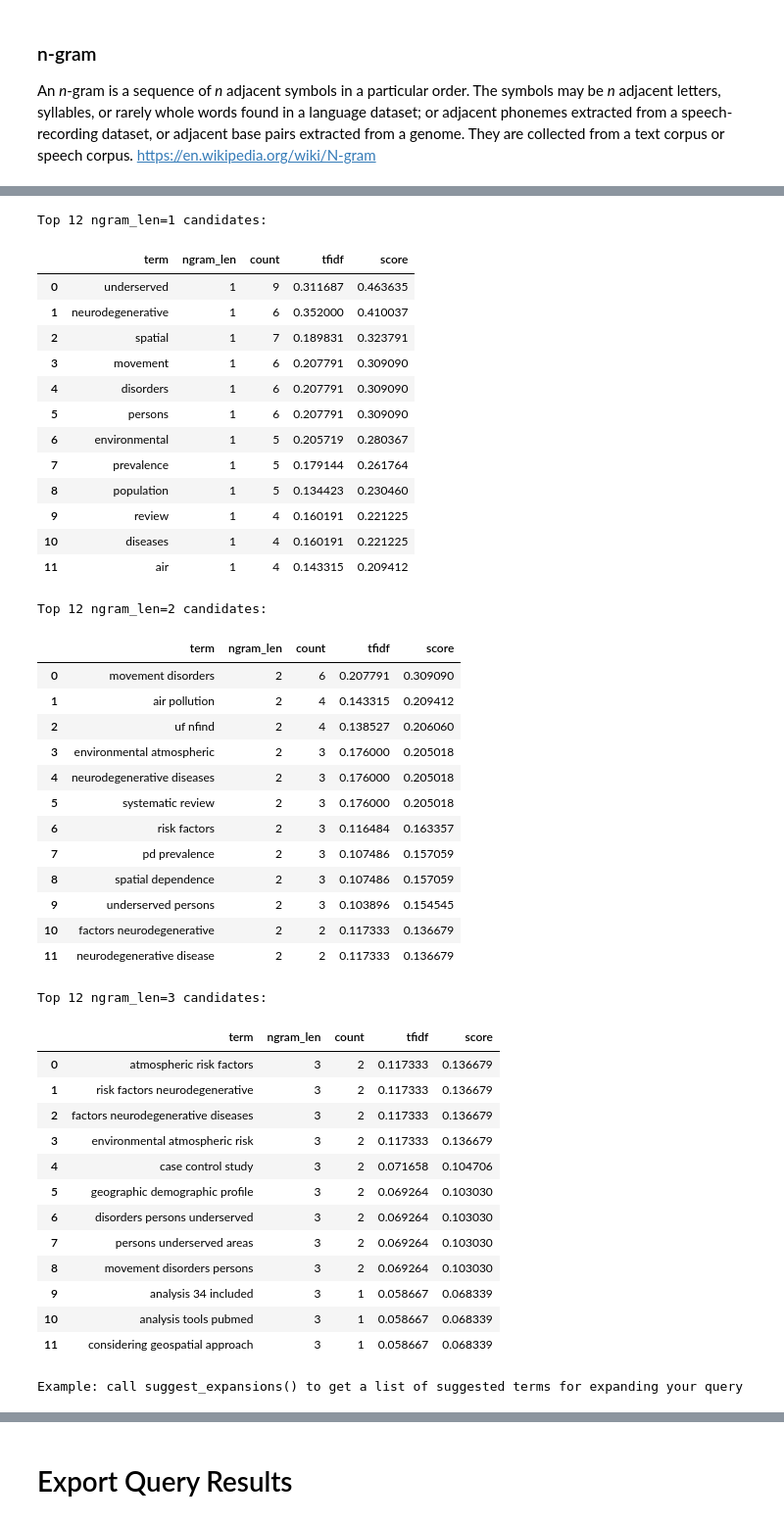
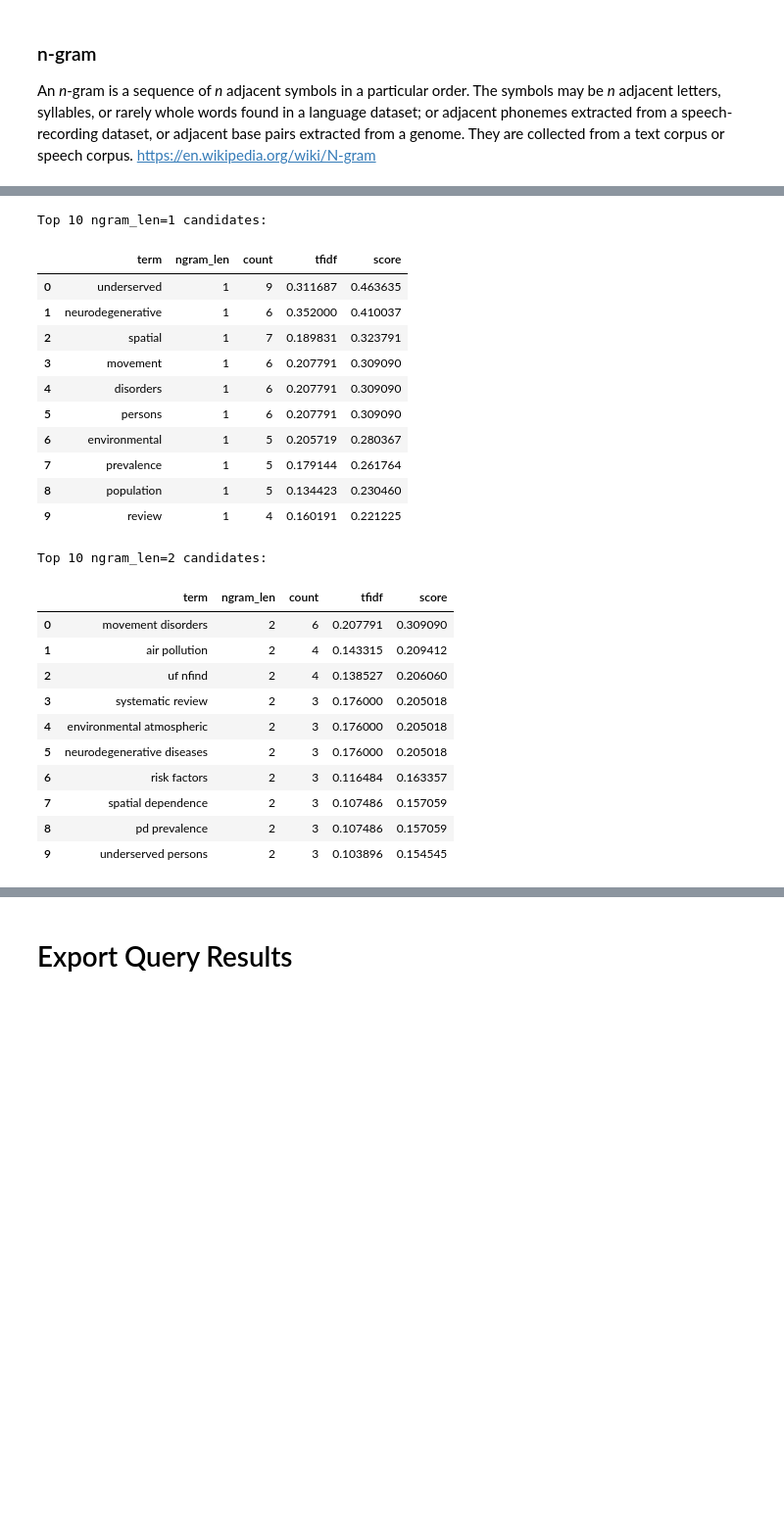
Before and after one commit to its-reg/sysrev, a Jupyter notebook: pubmed.ipynb, the cells around one changed output, grey strips where cells are left out. Shown at 98% size. Saved outputs shown, nothing was run; the diff lists cells and outputs as text; code cells hidden in the pictures; blank space fills up the shorter version.

```diff
--- a/pubmed.ipynb
+++ b/pubmed.ipynb
@@ -102,7 +88,7 @@ print(df_results.columns.tolist())
 preview_cols = [c for c in ["title", "abstract", "publication_date", "keywords"] if c in df_results.columns]
 
 # Make output readable in the notebook
-pd.set_option('display.max_colwidth', 200)
+#pd.set_option('display.max_colwidth', 200)
 n = 10
 print(f"Showing first {min(n, len(df_results))} of {len(df_results)} results (variable: df_results)")
 display(df_results[preview_cols].head(n))
@@ -264,8 +224,8 @@ print('\nTop candidates (combined score):')
 display(results_unified[display_cols].reset_index(drop=True))
 
 # Also show top single-word and multi-word candidates separately
-for n in (1,2,3):
-    section = cand[cand['ngram_len']==n].sort_values('score', ascending=False).head(12)
+for n in (1,2):
+    section = cand[cand['ngram_len']==n].sort_values('score', ascending=False).head(10)
     if not section.empty:
         print(f"\nTop {len(section)} ngram_len={n} candidates:")
         display(section[display_cols].reset_index(drop=True))
@@ -274,8 +234,6 @@ for n in (1,2,3):
 def suggest_expansions(n=20, min_count=1):
     s = cand[cand['count'] >= min_count].sort_values('score', ascending=False)
     return list(s['term'].head(n))
-
-print('\nExample: call suggest_expansions() to get a list of suggested terms for expanding your query')
 # %% [output]
 Found 1039 candidate terms; showing top 20 overall
 
@@ -299,45 +257,26 @@ Top candidates (combined score):
 | 19 | environmental atmospheric | 2 | 3 | 0.176000 | 0.205018 |
-Top 12 ngram_len=1 candidates:
+Top 10 ngram_len=1 candidates:
 |  | term | ngram_len | count | tfidf | score |
 | 0 | underserved | 1 | 9 | 0.311687 | 0.463635 |
 | 1 | neurodegenerative | 1 | 6 | 0.352000 | 0.410037 |
 | 2 | spatial | 1 | 7 | 0.189831 | 0.323791 |
 | 3 | movement | 1 | 6 | 0.207791 | 0.309090 |
 | 4 | disorders | 1 | 6 | 0.207791 | 0.309090 |
 | 5 | persons | 1 | 6 | 0.207791 | 0.309090 |
 | 6 | environmental | 1 | 5 | 0.205719 | 0.280367 |
 | 7 | prevalence | 1 | 5 | 0.179144 | 0.261764 |
 | 8 | population | 1 | 5 | 0.134423 | 0.230460 |
 | 9 | review | 1 | 4 | 0.160191 | 0.221225 |
-| 10 | diseases | 1 | 4 | 0.160191 | 0.221225 |
-| 11 | air | 1 | 4 | 0.143315 | 0.209412 |
-Top 12 ngram_len=2 candidates:
+Top 10 ngram_len=2 candidates:
 |  | term | ngram_len | count | tfidf | score |
 | 0 | movement disorders | 2 | 6 | 0.207791 | 0.309090 |
 | 1 | air pollution | 2 | 4 | 0.143315 | 0.209412 |
 | 2 | uf nfind | 2 | 4 | 0.138527 | 0.206060 |
-| 3 | environmental atmospheric | 2 | 3 | 0.176000 | 0.205018 |
-| 4 | neurodegenerative diseases | 2 | 3 | 0.176000 | 0.205018 |
-| 5 | systematic review | 2 | 3 | 0.176000 | 0.205018 |
+| 3 | systematic review | 2 | 3 | 0.176000 | 0.205018 |
+| 4 | environmental atmospheric | 2 | 3 | 0.176000 | 0.205018 |
+| 5 | neurodegenerative diseases | 2 | 3 | 0.176000 | 0.205018 |
 | 6 | risk factors | 2 | 3 | 0.116484 | 0.163357 |
-| 7 | pd prevalence | 2 | 3 | 0.107486 | 0.157059 |
-| 8 | spatial dependence | 2 | 3 | 0.107486 | 0.157059 |
+| 7 | spatial dependence | 2 | 3 | 0.107486 | 0.157059 |
+| 8 | pd prevalence | 2 | 3 | 0.107486 | 0.157059 |
 | 9 | underserved persons | 2 | 3 | 0.103896 | 0.154545 |
-| 10 | factors neurodegenerative | 2 | 2 | 0.117333 | 0.136679 |
-| 11 | neurodegenerative disease | 2 | 2 | 0.117333 | 0.136679 |
-Top 12 ngram_len=3 candidates:
-|  | term | ngram_len | count | tfidf | score |
-| 0 | atmospheric risk factors | 3 | 2 | 0.117333 | 0.136679 |
-| 1 | risk factors neurodegenerative | 3 | 2 | 0.117333 | 0.136679 |
-| 2 | factors neurodegenerative diseases | 3 | 2 | 0.117333 | 0.136679 |
-| 3 | environmental atmospheric risk | 3 | 2 | 0.117333 | 0.136679 |
-| 4 | case control study | 3 | 2 | 0.071658 | 0.104706 |
-| 5 | geographic demographic profile | 3 | 2 | 0.069264 | 0.103030 |
-| 6 | disorders persons underserved | 3 | 2 | 0.069264 | 0.103030 |
-| 7 | persons underserved areas | 3 | 2 | 0.069264 | 0.103030 |
-| 8 | movement disorders persons | 3 | 2 | 0.069264 | 0.103030 |
-| 9 | analysis 34 included | 3 | 1 | 0.058667 | 0.068339 |
-| 10 | analysis tools pubmed | 3 | 1 | 0.058667 | 0.068339 |
-| 11 | considering geospatial approach | 3 | 1 | 0.058667 | 0.068339 |
-Example: call suggest_expansions() to get a list of suggested terms for expanding your query
 # %% [markdown]
```
Also changed, not shown: parts of 16 cells of this notebook, 2 other files.
